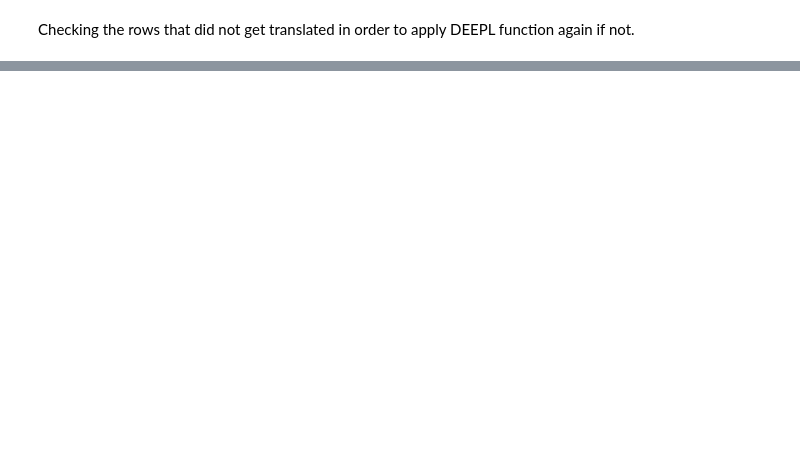
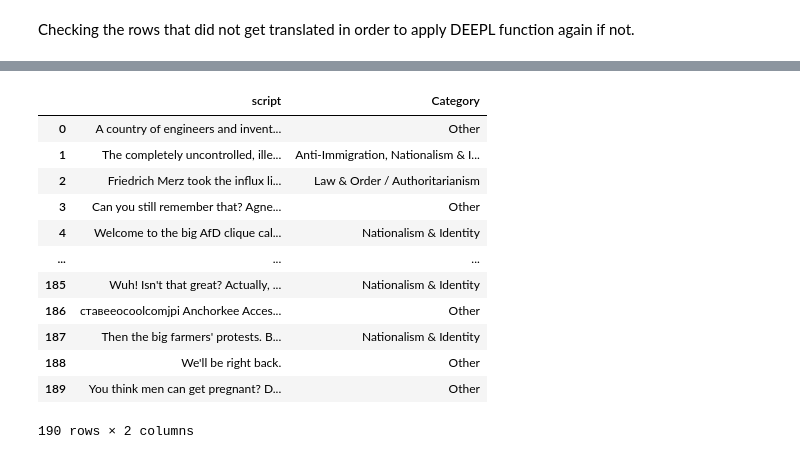
Before and after one commit to NourSaf/tiktok-videos-processing, a Jupyter notebook: notebooks/transcripter.ipynb, the cells around one changed output, grey strips where cells are left out. Drawn from its saved outputs; the diff is of its cells as text; code cells hidden in the pictures; blank space fills up the shorter version.

```diff
--- a/notebooks/transcripter.ipynb
+++ b/notebooks/transcripter.ipynb
@@ -233,0 +217,13 @@ index with Germany Text: []
+# %%
+df_translated = pd.read_csv("data/translated_scripts_checked.csv")
+nlp = spacy.load("en_core_web_sm")
+
+for index, row in df_translated.iterrows():
+    print(index)
+    #print(row["script"])
+    text = row["script"]
+    doc = nlp(text)
+    for entity in doc.ents:
+            print("This is an Entity",entity.text, entity.label_)
+    print("Noun phrases:", [chunk.text for chunk in doc.noun_chunks])
+    print("Verbs: ", [token.lemma_ for token in doc if token.pos_ =="VERB"])
@@ -233,0 +248,45 @@ index with Germany Text: []
+# %%
+#creating categories
+categories = {
+    "Anti-Immigration": ["immigration", "refugees", "borders", "asylum", "illegal", "invasion"],
+    "Nationalism & Identity": ["homeland", "patriotism", "people", "sovereignty", "Germany first", "national pride"],
+    "Anti-Elite & Populism": ["fake news", "establishment", "mainstream media", "deep state", "political elite"],
+    "Climate Change Skepticism": ["climate hoax", "CO2 tax", "green agenda", "climate change scam"],
+    "Law & Order / Authoritarianism": ["crime", "police", "law", "security", "strict laws", "criminals", "justice"],
+    "Anti-EU & Anti-Globalization": ["EU dictatorship", "Brussels", "sovereignty", "globalists", "great reset"]
+}
+
+def classify_text(text):
+    text = text.lower()  # Convert text to lowercase
+    matched_categories = []
+
+    for category, keywords in categories.items():
+        for keyword in keywords:
+            if keyword.lower() in text:  # Check if the keyword appears
+                matched_categories.append(category)
+                break  # Avoid duplicate matches
+
+    return ", ".join(matched_categories) if matched_categories else "Other"
+
+# Apply classification to the dataset
+df_translated["Category"] = df_translated["script"].astype(str).apply(classify_text)
+
+# Save categorized data
+df_translated.to_csv("categorized_speeches.csv", index=False, encoding="utf-8")
+
+# Print sample results
+df_translated[["script", "Category"]]
+# %% [output]
+|  | script | Category |
+| 0 | A country of engineers and invent... | Other |
+| 1 | The completely uncontrolled, ille... | Anti-Immigration, Nationalism & I... |
+| 2 | Friedrich Merz took the influx li... | Law & Order / Authoritarianism |
+| 3 | Can you still remember that? Agne... | Other |
+| 4 | Welcome to the big AfD clique cal... | Nationalism & Identity |
+| ... | ... | ... |
+| 185 | Wuh! Isn't that great? Actually, ... | Nationalism & Identity |
+| 186 | ставeeocoolcomjpi Anchorkee Acces... | Other |
+| 187 | Then the big farmers' protests. B... | Nationalism & Identity |
+| 188 | We'll be right back. | Other |
+| 189 | You think men can get pregnant? D... | Other |
+190 rows × 2 columns
```
Also changed, not shown: parts of 9 cells of this notebook, 1 other file.
